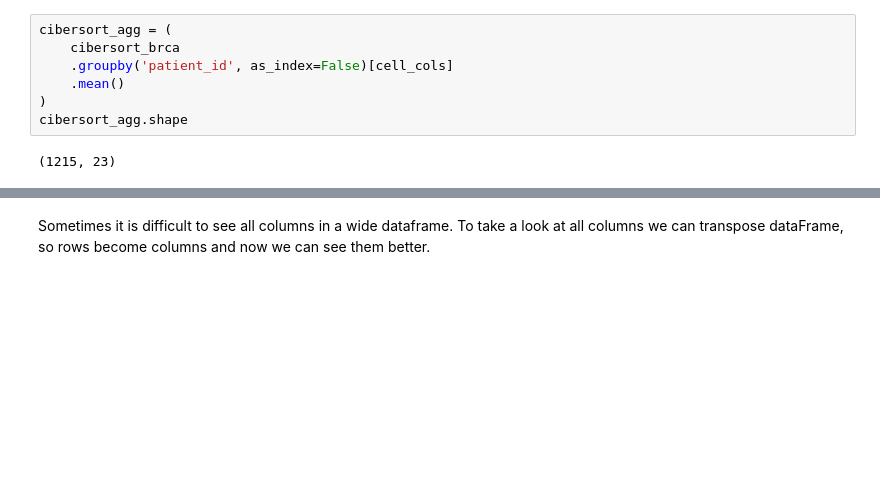
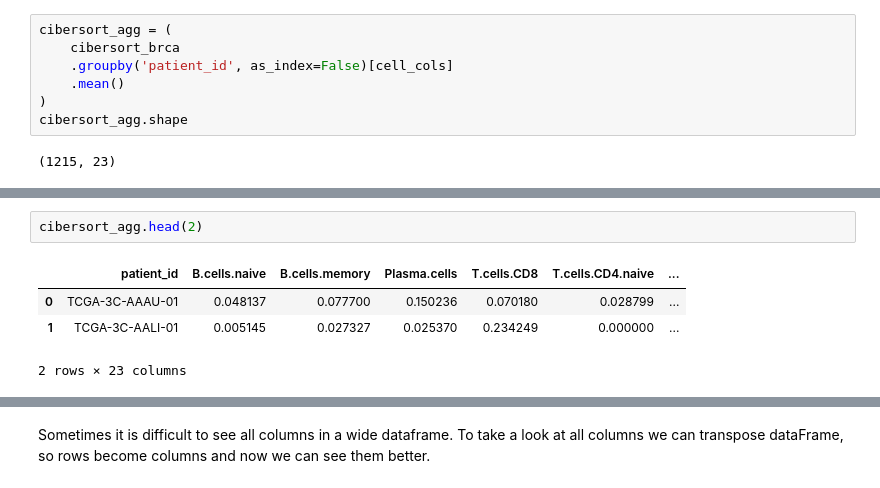
Before and after one commit to ekhlebus/tme-breast-cancer-subtype-prediction, a Jupyter notebook: tme-breast-cancer-subtype-prediction.ipynb, the cells around one changed output, grey strips where cells are left out. Drawn from its saved outputs; the diff is of its cells as text; blank space fills up the shorter version.

```diff
--- a/tme-breast-cancer-subtype-prediction.ipynb
+++ b/tme-breast-cancer-subtype-prediction.ipynb
@@ -245,0 +257,7 @@ len(clinical_sub), len(cibersort_agg)
+# %%
+cibersort_agg.head(2)
+# %% [output]
+|  | patient_id | B.cells.naive | B.cells.memory | Plasma.cells | T.cells.CD8 | T.cells.CD4.naive | ... |
+| 0 | TCGA-3C-AAAU-01 | 0.048137 | 0.077700 | 0.150236 | 0.070180 | 0.028799 | ... |
+| 1 | TCGA-3C-AALI-01 | 0.005145 | 0.027327 | 0.025370 | 0.234249 | 0.000000 | ... |
+2 rows × 23 columns
```
Also changed, not shown: parts of 70 cells of this notebook.
